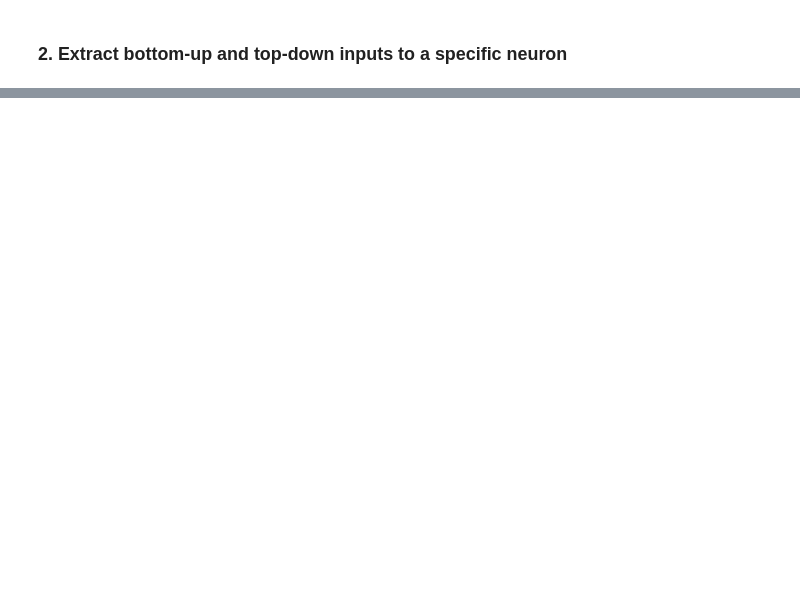
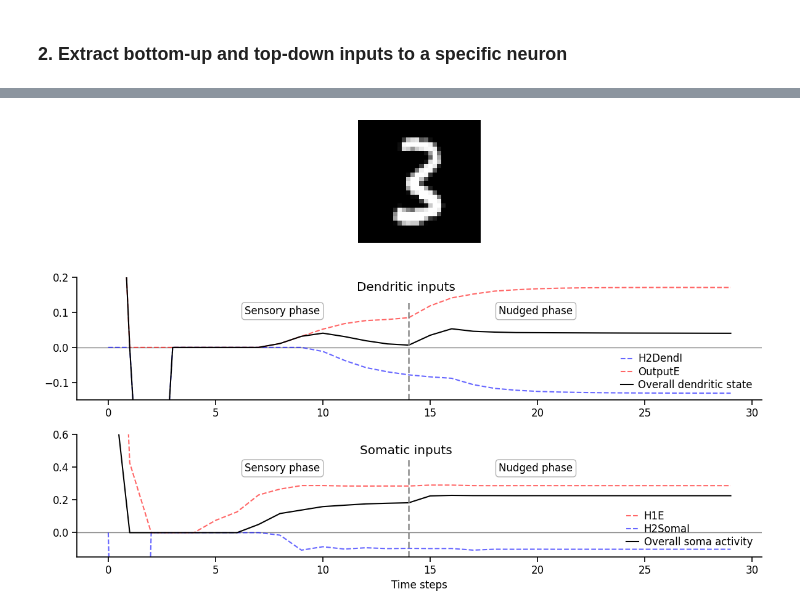
Before and after one commit to Milstein-Lab/EIANN, a Jupyter notebook: docs/Galloni_etal_2025/spiking_example.ipynb, the cells around one changed output, grey strips where cells are left out. Cells and saved outputs as stored; diff of their text form; code cells hidden in the pictures; blank space fills up the shorter version.

```diff
--- a/docs/Galloni_etal_2025/spiking_example.ipynb
+++ b/docs/Galloni_etal_2025/spiking_example.ipynb
@@ -27,3 +40,4 @@ network.name = network_name
 ### 2. Extract bottom-up and top-down inputs to a specific neuron
 # %%
 train_dataloader, val_dataloader, test_dataloader, data_generator = ut.get_MNIST_dataloaders()
+idx, data, target = next(iter(val_dataloader))
@@ -35,16 +43,0 @@ network.load_state_dict(state_dict)
-# %%
-idx, data_sample, target = next(iter(train_dataloader))
-
-output = network.forward(data_sample, store_dynamics=True, no_grad=False)
-network.update_forward_state(store_dynamics=True)
-
-for backward in network.backward_methods:
-    backward(network, output, torch.squeeze(target), store_history=True, store_dynamics=True)
-
-# Step weights and biases
-for i, post_layer in enumerate(network):
-    for post_pop in post_layer:
-        if post_pop.include_bias:
-            post_pop.bias_learning_rule.step()
-        for projection in post_pop:
-            projection.learning_rule.step()
@@ -64,0 +44,80 @@ network.forward_steps
+# %%
+sample_idx = 0
+data_sample = data[sample_idx]
+target_sample = target[sample_idx]
+output = network.forward(data_sample, store_history=True, store_dynamics=True, no_grad=False)
+network.update_forward_state(store_dynamics=True, store_history=True)
+
+for backward in network.backward_methods:
+    backward(network, output, torch.squeeze(target_sample), store_history=True, store_dynamics=True)
+
+population = network.H2.E
+unit_idx = torch.argmax(population.activity_dynamics[-1])
+print(f"{population.fullname} example unit: {unit_idx}")
+
+fig, axes  = plt.subplots(3,1,figsize=(12,8), height_ratios=[1,1,1])
+ax = axes[0]
+ax.imshow(data_sample.view(28,28), cmap='Greys_r')
+ax.axis('off')
+
+ax1 = axes[1]
+ax2 = axes[2]
+ax1.axhline(0, color='gray', linestyle='-', linewidth=1)
+ax2.axhline(0, color='gray', linestyle='-', linewidth=1)
+
+complete_activity_dynamics = {projection.pre.fullname:[] for projection in population}
+for projection in population:
+    pre_pop = projection.pre
+    for update_phase in ['forward', 'backward']:
+        if update_phase == 'forward':
+            pre_activity = pre_pop.activity_dynamics
+        elif update_phase == 'backward':
+            pre_activity = torch.stack(pre_pop.backward_steps_activity)
+        complete_activity_dynamics[pre_pop.fullname].extend(pre_activity)
+complete_activity_dynamics = {pop_name: torch.stack(complete_activity_dynamics[pop_name]) for pop_name in complete_activity_dynamics}
+
+total_dend_input = []
+total_soma_input = []
+for projection in population:
+    pre_activity = complete_activity_dynamics[projection.pre.fullname]
+    synaptic_input = (projection.weight[unit_idx] * pre_activity).numpy()
+    synaptic_input = synaptic_input.sum(axis=1)
+
+    if projection.direction=='R': # Delay input by 1 timestep
+        synaptic_input = np.roll(synaptic_input, 1)
+        synaptic_input[0] = 0
+    color = 'r' if 'E' in projection.pre.name else 'b'
+    if projection.compartment == 'dend':
+        ax1.plot(synaptic_input, color=color, label=projection.pre.fullname, alpha=0.6, linestyle='--')
+        total_dend_input.append(synaptic_input)
+    else:
+        ax2.plot(synaptic_input, color=color, label=projection.pre.fullname, alpha=0.6, linestyle='--')
+        total_soma_input.append(synaptic_input)
+
+dendritic_state = np.stack(total_dend_input).sum(axis=0) # Sum total synaptic input to dend during backward phase
+ax1.plot(dendritic_state, color='k', label='Overall dendritic state')
+
+soma_forward_activity = population.activity_dynamics[:,unit_idx]
+soma_backward_activity = torch.stack(population.backward_steps_activity)[:,unit_idx]
+total_soma_activity = torch.cat((soma_forward_activity, soma_backward_activity), dim=0)
+ax2.plot(total_soma_activity, color='k', label='Overall soma activity')
+
+ax1.set_ylim(-0.15, 0.2)
+ax2.set_ylim(-0.15, 0.6)
+
+ax1.axvline(14,0,0.8,color='gray',linestyle='--', linewidth=2, alpha=0.8)
+ax2.axvline(14,0,0.8,color='gray',linestyle='--', linewidth=2, alpha=0.8)
+ax1.legend(loc='lower right', labelspacing=0.2)
+ax2.legend(loc='lower right', labelspacing=0.2)
+
+ax1.set_title('Dendritic inputs', x=0.48, y=0.85)
+ax2.set_title('Somatic inputs', x=0.48, y=0.8)
+ax1.text(0.3, 0.7, 'Sensory phase', transform=ax1.transAxes, ha='center', fontsize=12, bbox=dict(facecolor='white', alpha=0.3, boxstyle='round,pad=0.3'))
+ax1.text(0.67, 0.7, 'Nudged phase', transform=ax1.transAxes, ha='center', fontsize=12, bbox=dict(facecolor='white', alpha=0.3, boxstyle='round,pad=0.3'))
+ax2.text(0.3, 0.7, 'Sensory phase', transform=ax2.transAxes, ha='center', fontsize=12, bbox=dict(facecolor='white', alpha=0.3, boxstyle='round,pad=0.3'))
+ax2.text(0.67, 0.7, 'Nudged phase', transform=ax2.transAxes, ha='center', fontsize=12, bbox=dict(facecolor='white', alpha=0.3, boxstyle='round,pad=0.3'))
+
+ax2.set_xlabel('Time steps')
+plt.tight_layout()
+plt.show()
+# %% [output]
@@ -64,0 +125 @@ network.forward_steps
+[figure, added]
```
Also changed, not shown: parts of 24 cells of this notebook.
